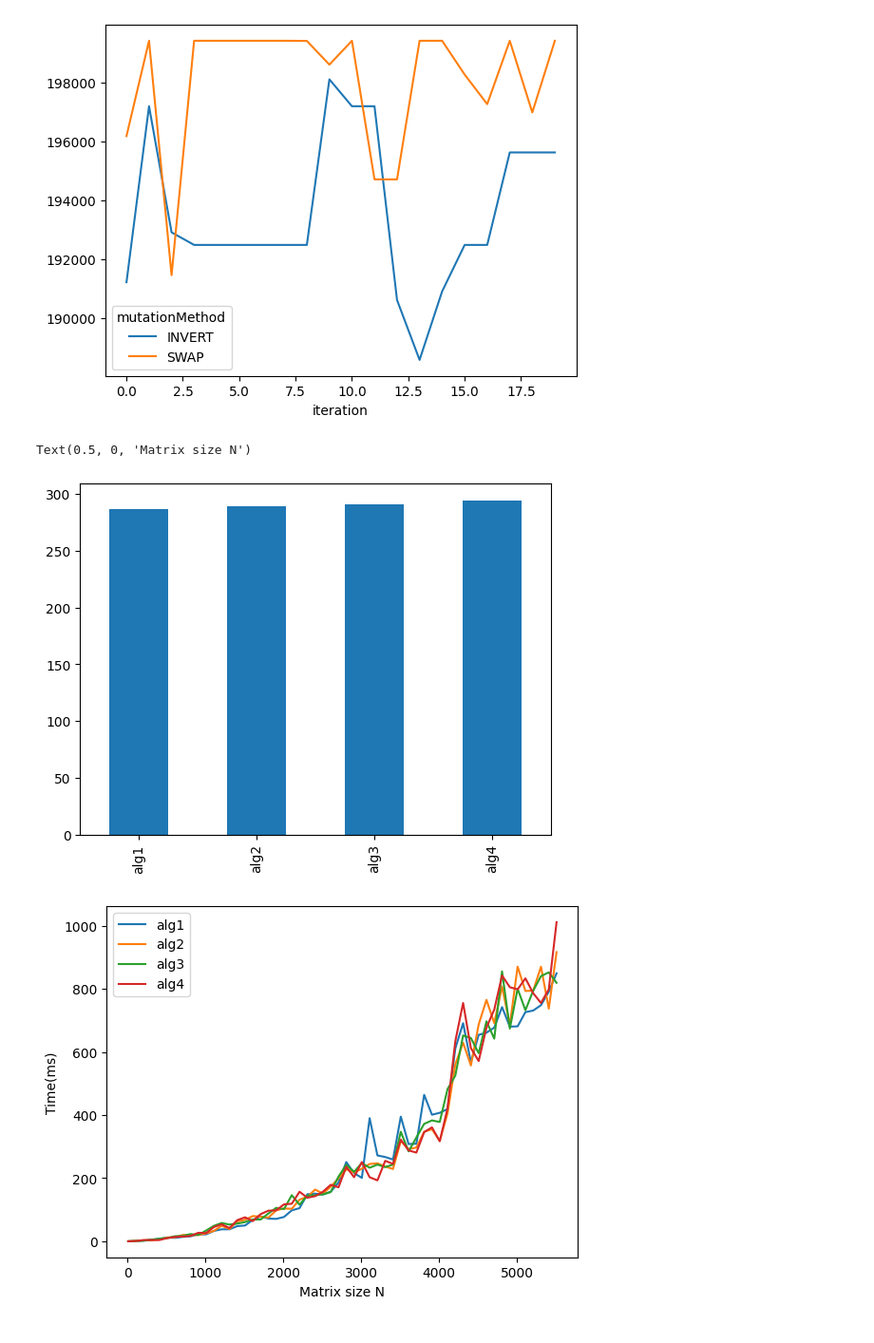
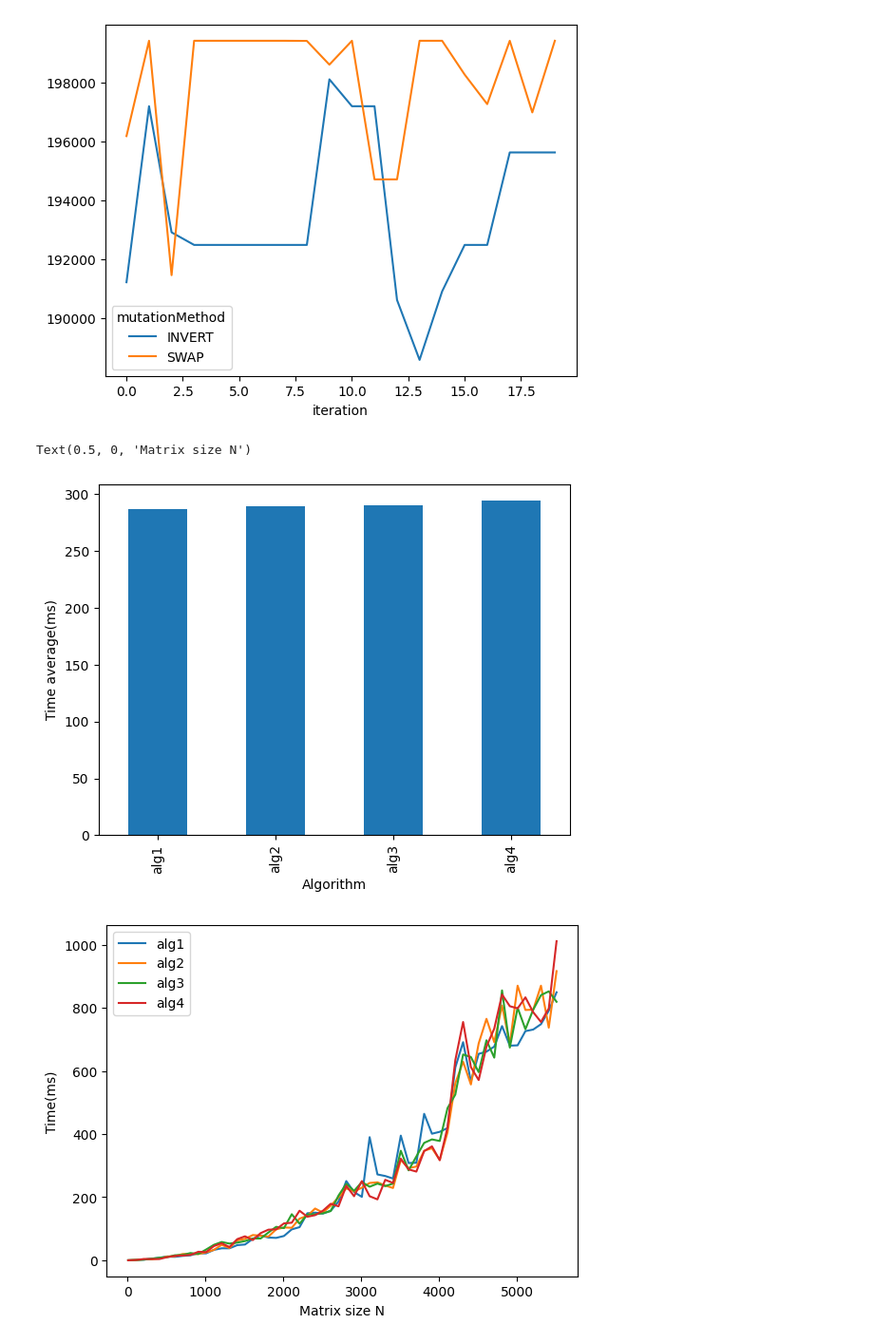
Before and after one commit to fagner02/Genetic-Algorithm, a Jupyter notebook: .ipynb, the cells around one changed output. Shown at 95% size. Cells and saved outputs as stored; diff of their text form; code cells hidden in the pictures.

Commit message:
refactor: add labels to plot

```diff
--- a/.ipynb
+++ b/.ipynb
@@ -102,10 +104,12 @@ Name: count, dtype: int64
 # %%
 df = pd.read_csv('out5.csv')
 df[["alg1", "alg2", "alg3", "alg4"]].mean().plot(kind='bar')
+plt.ylabel("Time average(ms)")
+plt.xlabel("Algorithm")
 df.plot(x="spaceSize", y=["alg1", "alg2", "alg3", "alg4"])
 plt.ylabel("Time(ms)")
 plt.xlabel("Matrix size N")
 # %% [output]
 Text(0.5, 0, 'Matrix size N')
-[figure, old version]
+[figure, new version]
 [figure]
```
Also changed, not shown: parts of 1 cell of this notebook.
